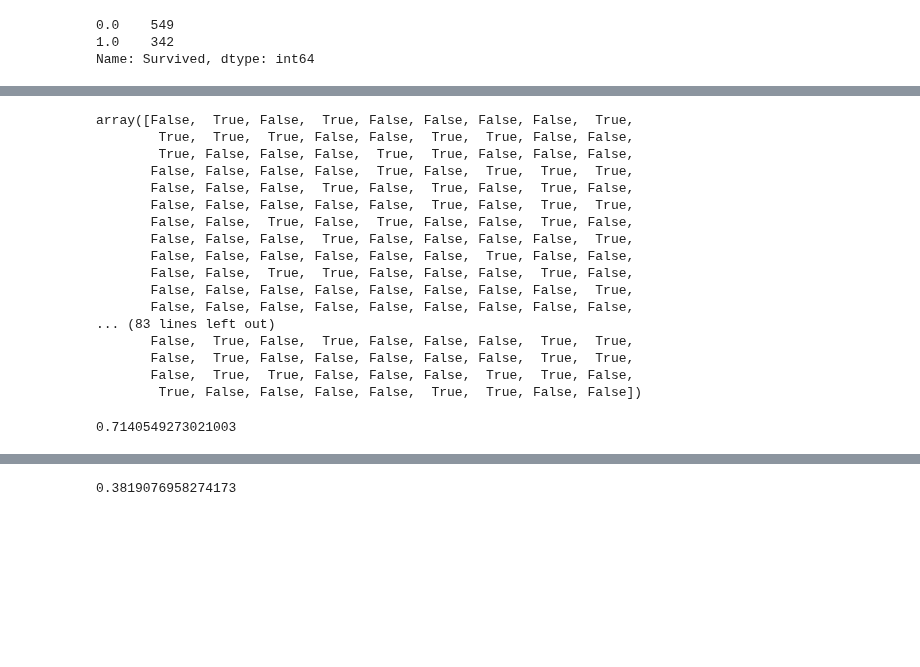
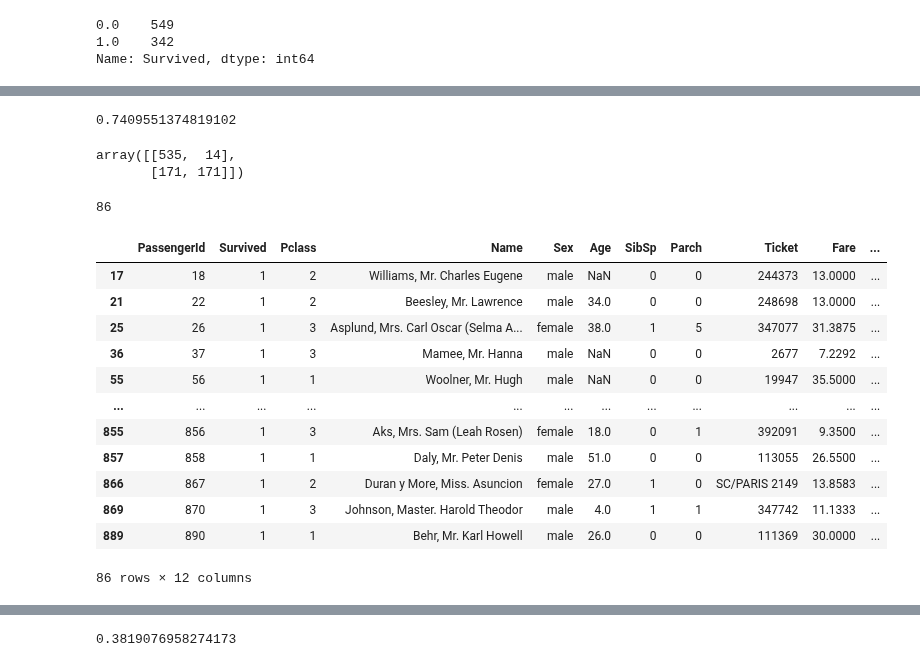
Before and after one commit to ericlau1987/hands_on_machine_learning_sklearn_keras_tensorflow, a Jupyter notebook: src/chapter3_classification/kaggle_taitanic/01_data_Processing.ipynb, the cells around one changed output, grey strips where cells are left out. Drawn from its saved outputs; the diff is of its cells as text; code cells hidden in the pictures; blank space fills up the shorter version.

```diff
--- a/src/chapter3_classification/kaggle_taitanic/01_data_Processing.ipynb
+++ b/src/chapter3_classification/kaggle_taitanic/01_data_Processing.ipynb
@@ -192,26 +189,13 @@ NameError: name 'recalls' is not defined
 # %%
-y_train_pred_forest = y_probas_forest[:, 1] > 0.5
+y_train_pred_forest = y_probas_forest[:, 1] > 0.45
+f1_score(y_train_model, y_train_pred_forest)
+# %% [output]
+0.7409551374819102
-# %%
-y_train_pred_forest
-# %% [output]
-array([False,  True, False,  True, False, False, False, False,  True,
-        True,  True,  True, False, False,  True,  True, False, False,
-        True, False, False, False,  True,  True, False, False, False,
-       False, False, False, False,  True, False,  True,  True,  True,
-       False, False, False,  True, False,  True, False,  True, False,
-       False, False, False, False, False,  True, False,  True,  True,
-       False, False,  True, False,  True, False, False,  True, False,
-       False, False, False,  True, False, False, False, False,  True,
-       False, False, False, False, False, False,  True, False, False,
-       False, False,  True,  True, False, False, False,  True, False,
-       False, False, False, False, False, False, False, False,  True,
-       False, False, False, False, False, False, False, False, False,
-... (83 lines left out)
-       False,  True, False,  True, False, False, False,  True,  True,
-       False,  True, False, False, False, False, False,  True,  True,
-       False,  True,  True, False, False, False,  True,  True, False,
-        True, False, False, False, False,  True,  True, False, False])
-# %%
-f1_score(y_train_model, y_train_pred_forest)
-# %% [output]
-0.7140549273021003
+# %%
+from sklearn.metrics import confusion_matrix
+
+cm = confusion_matrix(y_train_model, y_train_pred_forest)
+cm
+# %% [output]
+array([[535,  14],
+       [171, 171]])
@@ -217,0 +212,22 @@ f1_score(y_train_model, y_train_pred_forest)
+# %%
+len(false_negative)
+# %% [output]
+86
+# %%
+#false negative
+X_train_FN = train[train['PassengerId'].isin(false_negative)]
+X_train_FN
+# %% [output]
+|  | PassengerId | Survived | Pclass | Name | Sex | Age | SibSp | Parch | Ticket | Fare | ... |
+| 17 | 18 | 1 | 2 | Williams, Mr. Charles Eugene | male | NaN | 0 | 0 | 244373 | 13.0000 | ... |
+| 21 | 22 | 1 | 2 | Beesley, Mr. Lawrence | male | 34.0 | 0 | 0 | 248698 | 13.0000 | ... |
+| 25 | 26 | 1 | 3 | Asplund, Mrs. Carl Oscar (Selma A... | female | 38.0 | 1 | 5 | 347077 | 31.3875 | ... |
+| 36 | 37 | 1 | 3 | Mamee, Mr. Hanna | male | NaN | 0 | 0 | 2677 | 7.2292 | ... |
+| 55 | 56 | 1 | 1 | Woolner, Mr. Hugh | male | NaN | 0 | 0 | 19947 | 35.5000 | ... |
+| ... | ... | ... | ... | ... | ... | ... | ... | ... | ... | ... | ... |
+| 855 | 856 | 1 | 3 | Aks, Mrs. Sam (Leah Rosen) | female | 18.0 | 0 | 1 | 392091 | 9.3500 | ... |
+| 857 | 858 | 1 | 1 | Daly, Mr. Peter Denis | male | 51.0 | 0 | 0 | 113055 | 26.5500 | ... |
+| 866 | 867 | 1 | 2 | Duran y More, Miss. Asuncion | female | 27.0 | 1 | 0 | SC/PARIS 2149 | 13.8583 | ... |
+| 869 | 870 | 1 | 3 | Johnson, Master. Harold Theodor | male | 4.0 | 1 | 1 | 347742 | 11.1333 | ... |
+| 889 | 890 | 1 | 1 | Behr, Mr. Karl Howell | male | 26.0 | 0 | 0 | 111369 | 30.0000 | ... |
+86 rows × 12 columns
```
Also changed, not shown: parts of 35 cells of this notebook, 1 other file.
